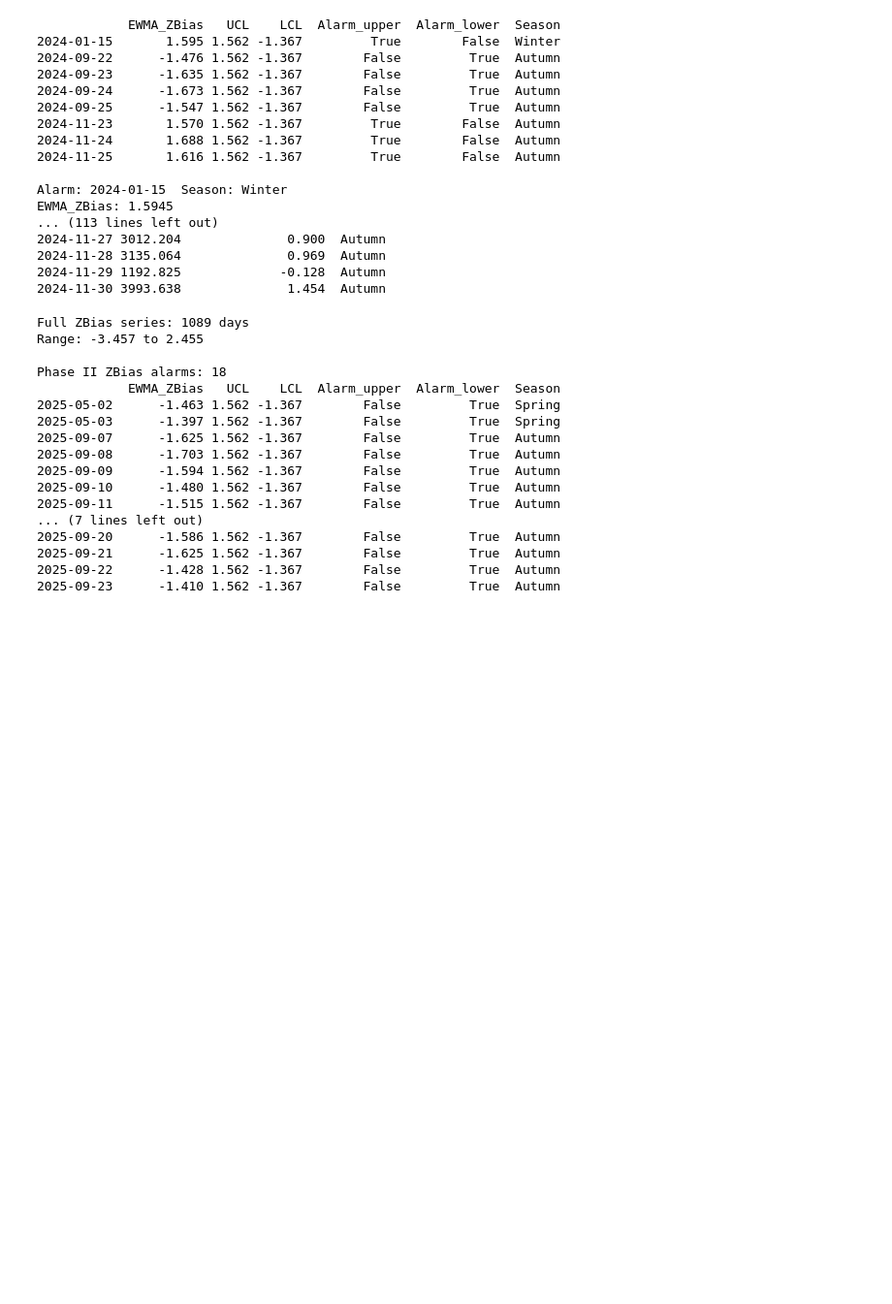
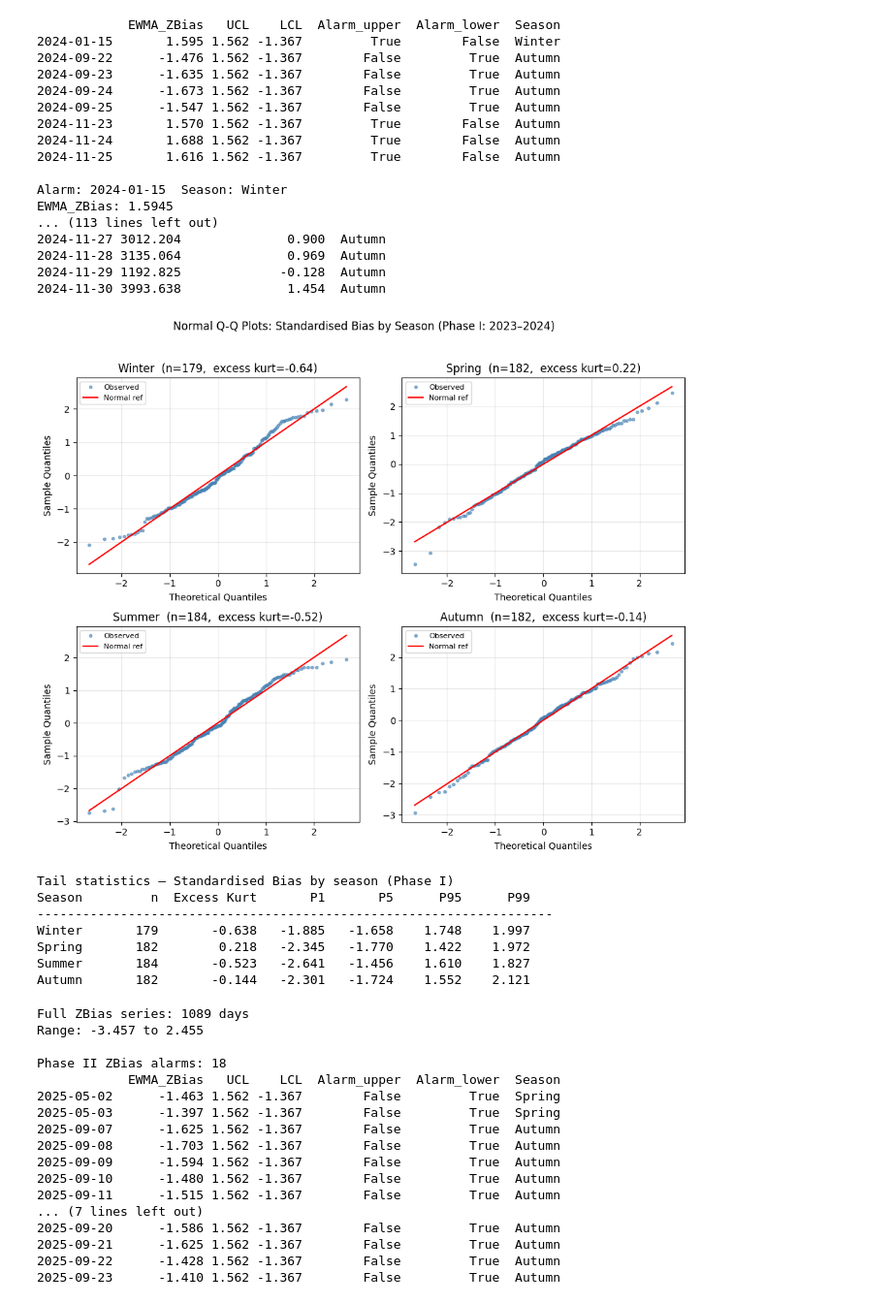
Before and after one commit to bluecake16/MASTER-ESSAY-XIN-DIANA, a Jupyter notebook: Class2_short term.ipynb, the cells around one changed output. Shown at 97% size. Cells and saved outputs as stored; diff of their text form; code cells hidden in the pictures; blank space fills up the shorter version.

```diff
--- a/Class2_short term.ipynb
+++ b/Class2_short term.ipynb
@@ -1900,6 +1900,68 @@ EWMA_ZBias: 1.5945
 2024-11-28 3135.064              0.969  Autumn
 2024-11-29 1192.825             -0.128  Autumn
 2024-11-30 3993.638              1.454  Autumn
+# %%
+# =========================================================
+# Autumn-specific tail check: Normal Q-Q plots by season
+# =========================================================
+from scipy import stats
+
+season_order = ["Winter", "Spring", "Summer", "Autumn"]
+
+fig, axes = plt.subplots(2, 2, figsize=(10, 8))
+axes = axes.ravel()
+
+tail_stats = {}
+
+for i, s in enumerate(season_order):
+    ax = axes[i]
+    data = baseline_df.loc[baseline_df["Season"] == s, "Bias_standardized"].dropna().values
+
+    # scipy probplot returns (theoretical_quantiles, ordered_data), (slope, intercept, r)
+    (osm, osr), (slope, intercept, r) = stats.probplot(data, dist="norm")
+
+    ax.plot(osm, osr, 'o', markersize=3, alpha=0.6, color="steelblue", label="Observed")
+    ax.plot(osm, slope * np.array(osm) + intercept, 'r-', linewidth=1.5, label="Normal ref")
+
+    ax.set_title(f"{s}  (n={len(data)},  excess kurt={stats.kurtosis(data):.2f})")
+    ax.set_xlabel("Theoretical Quantiles")
+    ax.set_ylabel("Sample Quantiles")
+    ax.legend(fontsize=8)
+    ax.grid(True, alpha=0.3)
+
+    tail_stats[s] = {
+        "n": len(data),
+        "excess_kurtosis": stats.kurtosis(data),
+        "P1":  np.percentile(data, 1),
+        "P5":  np.percentile(data, 5),
+        "P95": np.percentile(data, 95),
+        "P99": np.percentile(data, 99),
+    }
+
+plt.suptitle(
+    "Normal Q-Q Plots: Standardised Bias by Season (Phase I: 2023–2024)",
+    fontsize=12, y=1.02
+)
+plt.tight_layout()
+plt.show()
+
+# Tail statistics table
+print("Tail statistics — Standardised Bias by season (Phase I)")
+print(f"{'Season':<10} {'n':>5} {'Excess Kurt':>12} {'P1':>8} {'P5':>8} {'P95':>8} {'P99':>8}")
+print("-" * 68)
+for s in season_order:
+    st = tail_stats[s]
+    print(f"{s:<10} {st['n']:>5} {st['excess_kurtosis']:>12.3f} "
+          f"{st['P1']:>8.3f} {st['P5']:>8.3f} {st['P95']:>8.3f} {st['P99']:>8.3f}")
+# %% [output]
+[figure, added]
+Tail statistics — Standardised Bias by season (Phase I)
+Season         n  Excess Kurt       P1       P5      P95      P99
+--------------------------------------------------------------------
+Winter       179       -0.638   -1.885   -1.658    1.748    1.997
+Spring       182        0.218   -2.345   -1.770    1.422    1.972
+Summer       184       -0.523   -2.641   -1.456    1.610    1.827
+Autumn       182       -0.144   -2.301   -1.724    1.552    2.121
 # %%
 # =========================================================
 # 0. Prepare full ZBias series (Phase I + Phase II)
```
Also changed, not shown: parts of 1 cell of this notebook, 2 other files.
